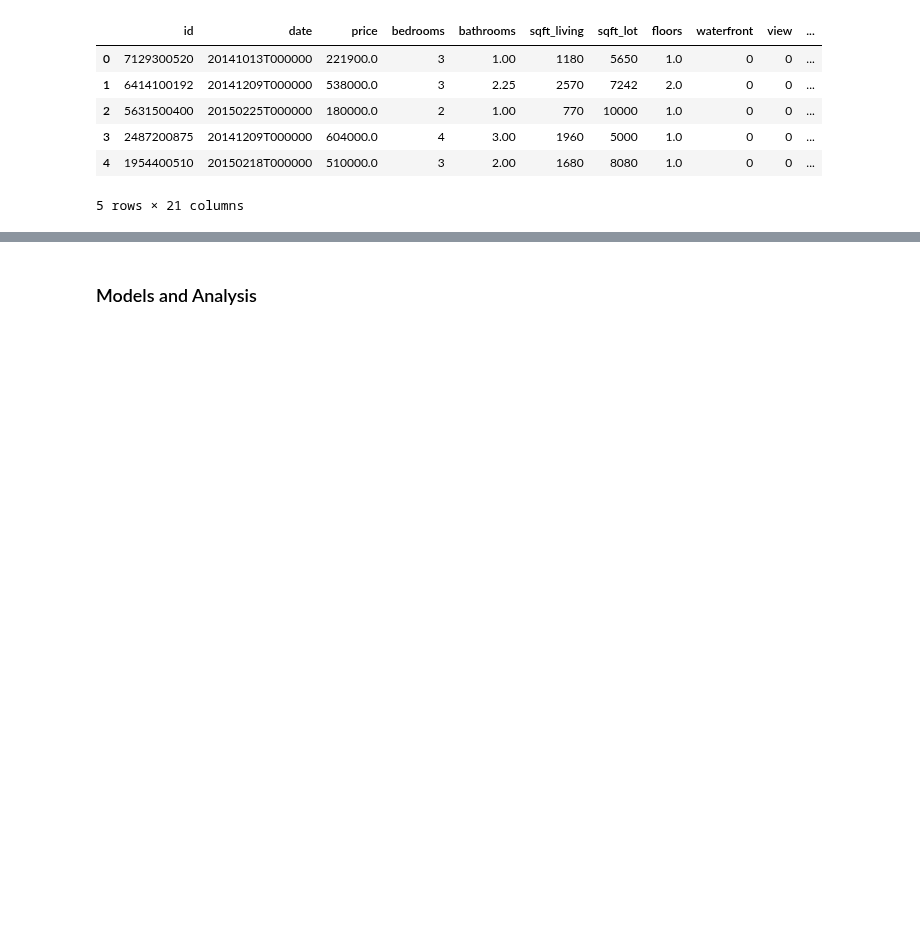
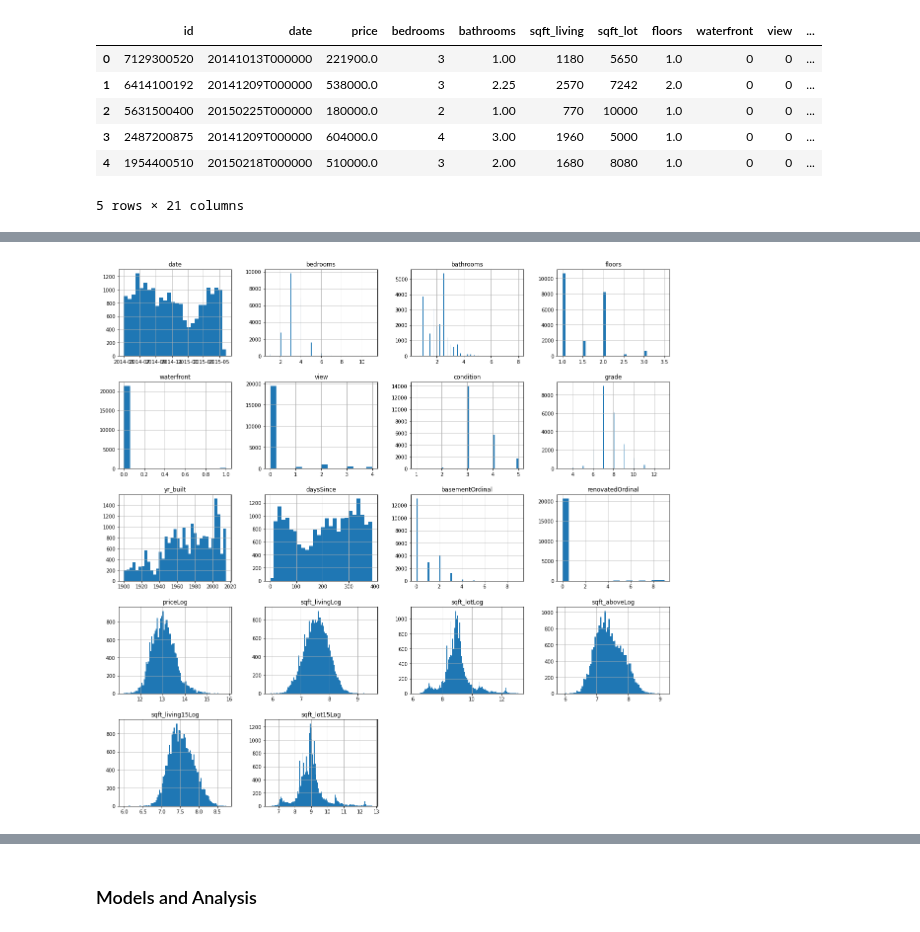
Before and after one commit to StephenTGibson/COMP527-colabNotebooks, a Jupyter notebook: COMP534-AppliedArtificialIntelligence/COMP534-CA2.ipynb, the cells around one changed output, grey strips where cells are left out. Cells and saved outputs as stored; diff of their text form; code cells hidden in the pictures; blank space fills up the shorter version.

```diff
--- a/COMP534-AppliedArtificialIntelligence/COMP534-CA2.ipynb
+++ b/COMP534-AppliedArtificialIntelligence/COMP534-CA2.ipynb
@@ -104,0 +103,32 @@ Name: bathrooms, dtype: int64
+# %%
+df = pd.read_csv('kc_house_data.csv')
+print(df.shape)
+
+df['date'] = pd.to_datetime(df['date'])
+df['daysSince'] = (df['date'].max() - df['date']).dt.days
+
+df = df[(df['bedrooms'] > 0) & (df['bedrooms'] < 12)]
+
+df = df[(df['bathrooms'] > 0) & (df['bathrooms'] < 12)]
+
+df = df[df['sqft_lot'] < 5e5]
+
+bins = 9
+df['basementOrdinal'] = pd.cut(df[df['sqft_basement']>0]['sqft_basement'], bins, labels=range(1, bins+1)).astype(int)
+df['basementOrdinal'] = df['basementOrdinal'].fillna(0)
+
+bins = 9
+df['renovatedOrdinal'] = pd.cut(df[df['yr_renovated']>0]['yr_renovated'], bins, labels=range(1, bins+1)).astype(int)
+df['renovatedOrdinal'] = df['renovatedOrdinal'].fillna(0)
+
+df = df[df['sqft_lot15'] < 3.5e5]
+
+skewedVariables = ['price', 'sqft_living', 'sqft_lot', 'sqft_above', 'sqft_living15', 'sqft_lot15']
+logVariables = ['priceLog', 'sqft_livingLog', 'sqft_lotLog', 'sqft_aboveLog', 'sqft_living15Log', 'sqft_lot15Log']
+df[logVariables] = np.log(df[skewedVariables])
+
+df = df.drop(columns=skewedVariables)
+
+df = df.drop(columns=['date', 'id',  'sqft_basement', 'yr_renovated']) #'lat', 'long', 'zipcode',
+
+print(df.shape)
@@ -104,0 +159,5 @@ Name: bathrooms, dtype: int64
+# %%
+df.hist(bins = "auto", figsize = (20,20))
+plt.show()
+# %% [output]
+[figure, added]
```
Also changed, not shown: parts of 18 cells of this notebook.
